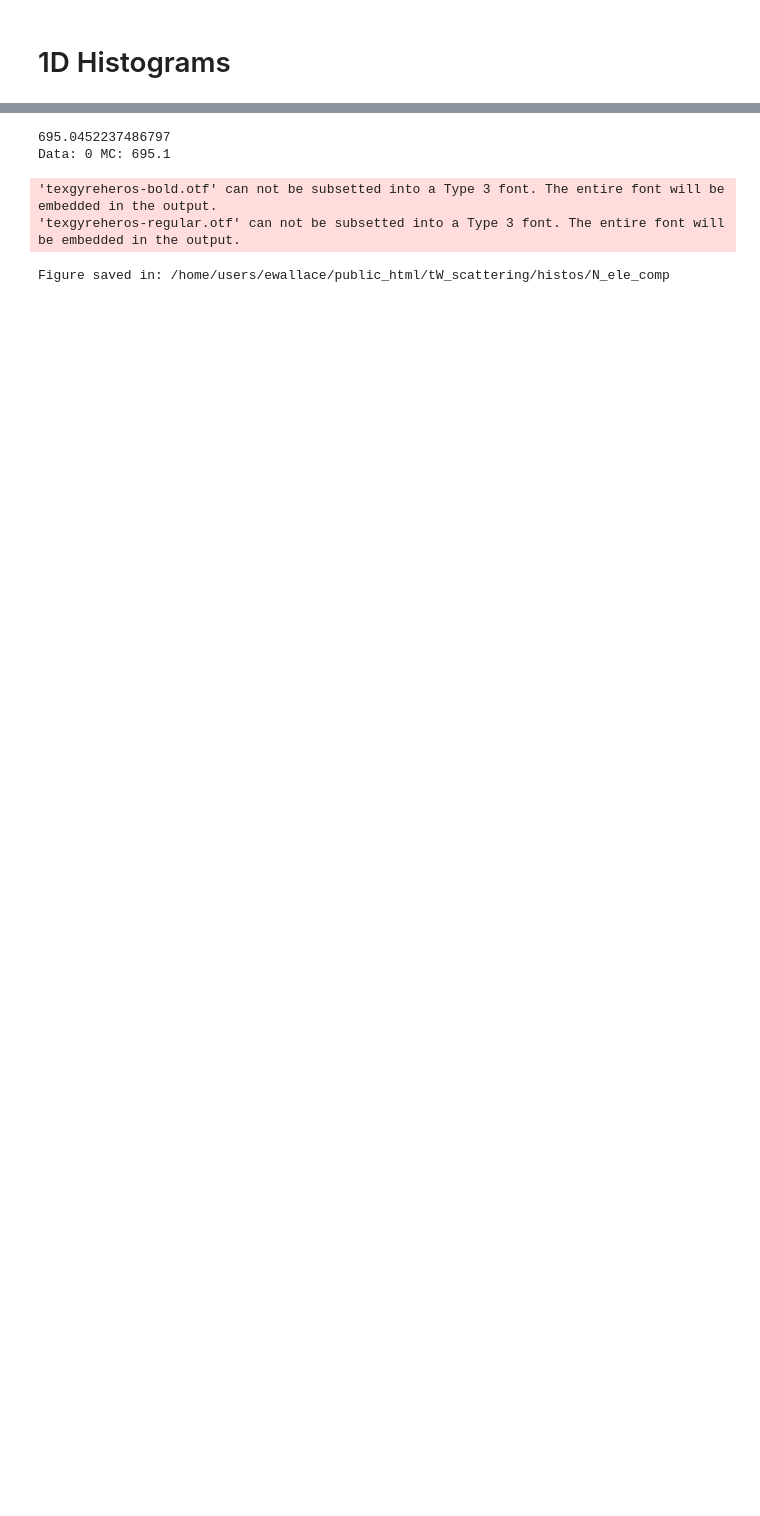
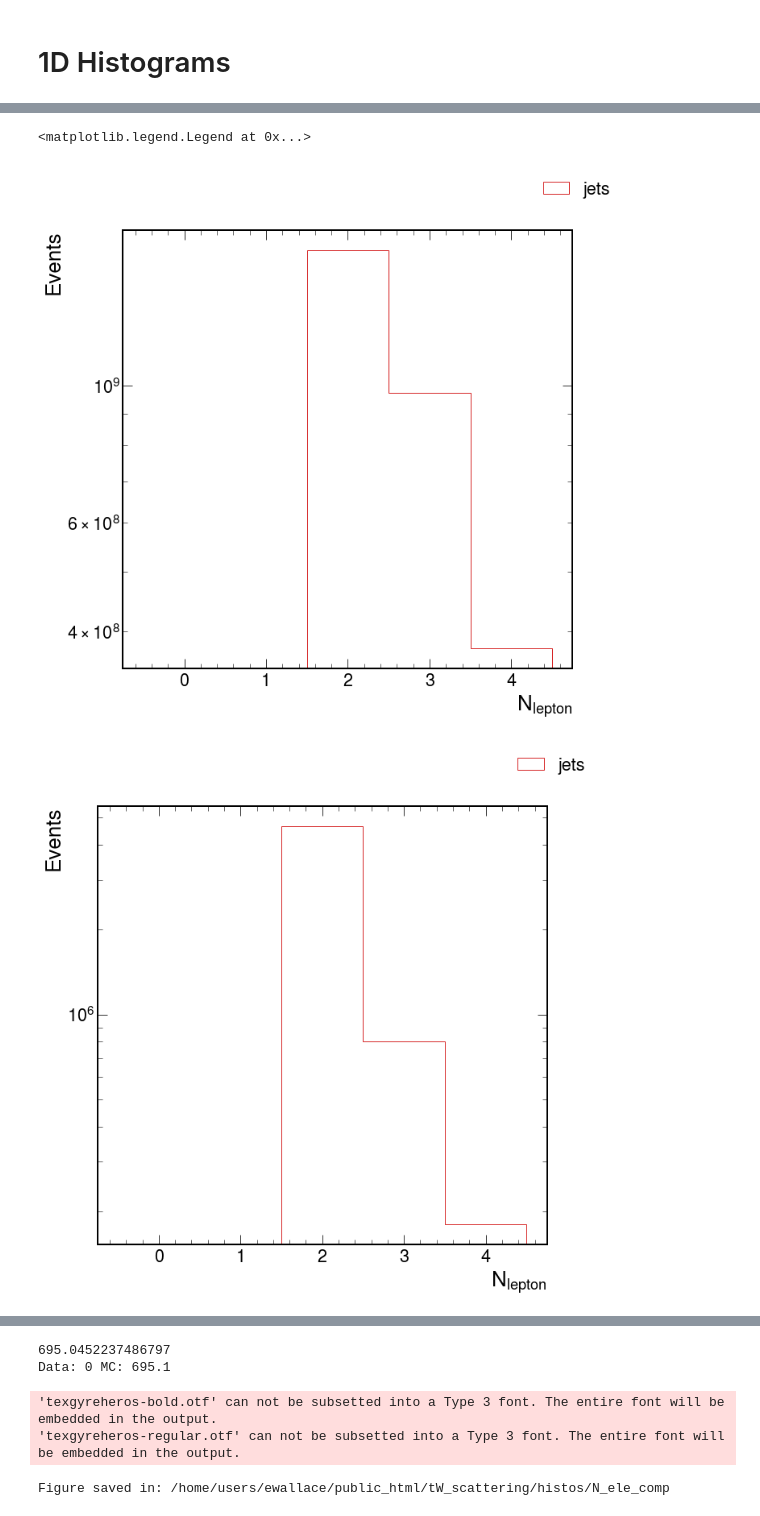
Before and after one commit to JacksonWallace/FCNC, a Jupyter notebook: notebooks/Charge Flip SS.ipynb, the cells around one changed output, grey strips where cells are left out. Cells and saved outputs as stored; diff of their text form; code cells hidden in the pictures; blank space fills up the shorter version.

```diff
--- a/notebooks/Charge Flip SS.ipynb
+++ b/notebooks/Charge Flip SS.ipynb
@@ -199,0 +265,55 @@ KeyError: ()
+# %%
+tmp1 = output['N_jet'].copy()
+tmp1 = tmp1.rebin('multiplicity', N_bins_red)
+
+
+
+h1 = Hist1D.from_bincounts(
+    tmp1.sum('dataset').values()[()].T,
+    (tmp1.axis('multiplicity').edges()),
+)
+
+
+h1_TT = Hist1D.from_bincounts(
+    tmp1.values()[('/TTTo2L2Nu_TuneCP5_13TeV-powheg-pythia8/RunIIAutumn18NanoAODv7-Nano02Apr2020_102X_upgrade2018_realistic_v21-v1/NANOAODSIM',)].T,
+    (tmp1.axis('multiplicity').edges()),
+)
+
+
+h1_DY = Hist1D.from_bincounts(
+    tmp1.values()[('/DYJetsToLL_M-50_TuneCP5_13TeV-madgraphMLM-pythia8/RunIIAutumn18NanoAODv7-Nano02Apr2020_102X_upgrade2018_realistic_v21-v1/NANOAODSIM',)].T,
+    (tmp1.axis('multiplicity').edges()),
+)
+
+
+fig, (ax1) = plt.subplots(1, figsize=(10,10))
+h1.plot(ax=ax1, alpha=1, color="C3")
+
+ax1.set_yscale("log")
+ax1.set_xlabel(r'$N_{lepton}\ $')
+ax1.set_ylabel(r'Events')
+
+fig.legend(["jets"])
+
+
+fig, (ax1) = plt.subplots(1, figsize=(10,10))
+h1_DY.plot(ax=ax1, alpha=1, color="C3")
+
+ax1.set_yscale("log")
+ax1.set_xlabel(r'$N_{lepton}\ $')
+ax1.set_ylabel(r'Events')
+
+fig.legend(["jets"])
+
+fig, (ax1) = plt.subplots(1,  figsize=(10,10))
+h1_TT.plot(ax=ax1, alpha=1, color="C3")
+
+ax1.set_yscale("log")
+ax1.set_xlabel(r'$N_{lepton}\ $')
+ax1.set_ylabel(r'Events')
+
+fig.legend(["jets"])
+# %% [output]
+<matplotlib.legend.Legend at 0x...>
+[figure, added]
+[figure, added]
```
Also changed, not shown: parts of 11 cells of this notebook, 8 other files.
